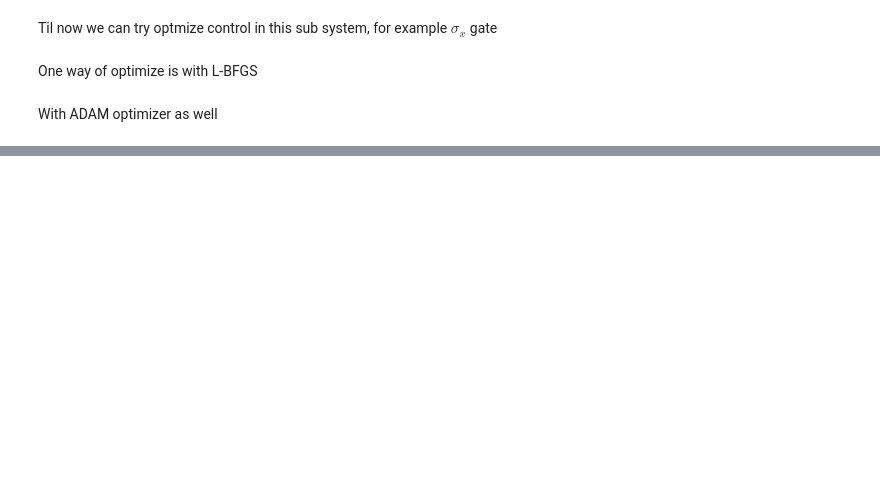
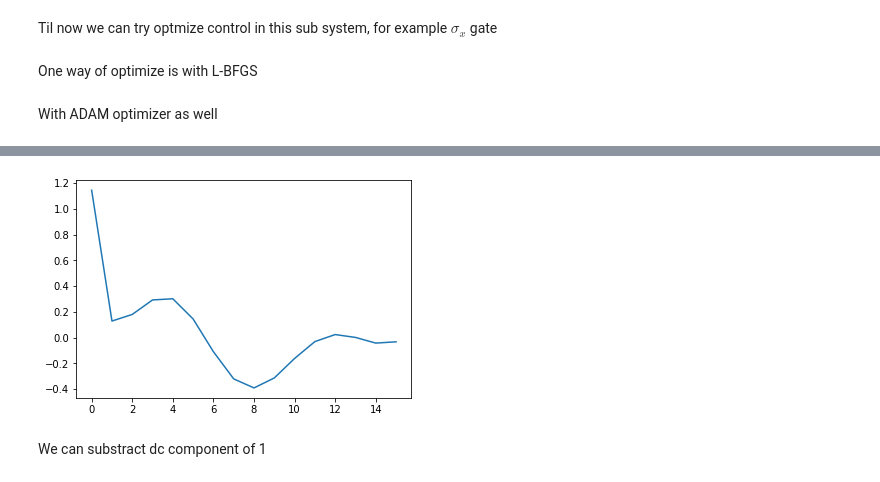
Before and after one commit to jeffreyyao128/qoptimize, a Jupyter notebook: Fluxonium.ipynb, the cells around one changed output, grey strips where cells are left out. Saved outputs shown, nothing was run; the diff lists cells and outputs as text; code cells hidden in the pictures; blank space fills up the shorter version.

```diff
--- a/Fluxonium.ipynb
+++ b/Fluxonium.ipynb
@@ -88,4 +90,0 @@ H_harm = P_sub@(jnp.eye(Nmesh)*(Ec*4./(h*h))- 2*(jnp.eye(Nmesh,k=1)+jnp.eye(Nmes
-# %%
-@jit
-def H_sub(phi):
-    return H_harm-(CosMat*jnp.cos(2*jnp.pi*phi)+SinMat*jnp.sin(2*jnp.pi*phi))
@@ -278,0 +307,8 @@ plt.show()
+# %%
+x = range(pfinal.shape[0])
+plt.plot(x,pfinal)
+plt.show()
+# %% [output]
+[figure, added]
+# %% [markdown]
+We can substract dc component of 1
```
Also changed, not shown: parts of 41 cells of this notebook.
